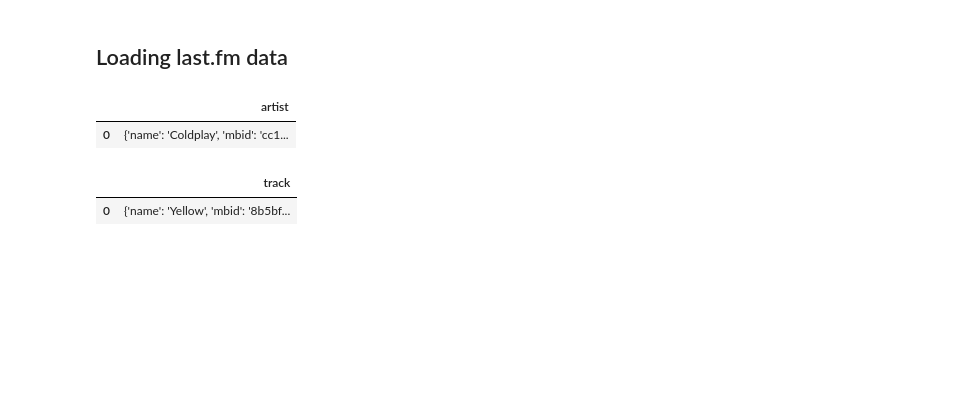
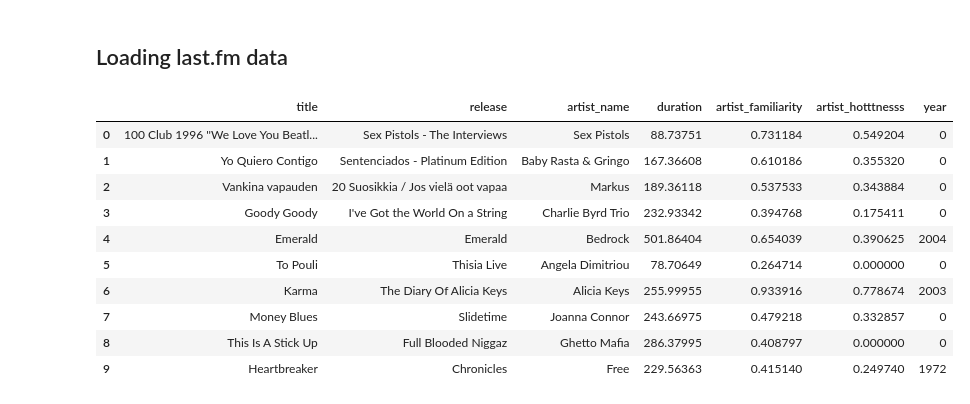
Before and after one commit to Bryan-Az/Neurobytes, a Jupyter notebook: model_training.ipynb, the cells around one changed output. Saved outputs shown, nothing was run; the diff lists cells and outputs as text; code cells hidden in the pictures; blank space fills up the shorter version.

Commit message:
data cleaning process

```diff
--- a/model_training.ipynb
+++ b/model_training.ipynb
@@ -134,25 +132,3 @@ def batch_fetch_data(api_key, items, fetch_function, sleep_time=1):
         results.append(result)
         time.sleep(sleep_time)  # Sleep to handle rate limiting
     return results
-# %%
-# load LASTFM_API_KEY from .env
-load_dotenv()
-api_key = os.getenv('LASTFM_API_KEY')
-
-# Example usage: Get information about an artist and a track
-artist_data = get_artist_info(api_key, 'Coldplay')
-track_data = get_track_info(api_key, 'Coldplay', 'Yellow')
-
-# Convert to DataFrame if needed
-artist_df = pd.DataFrame([artist_data])
-track_df = pd.DataFrame([track_data])
-
-artist_df.head()
-# %% [output]
-|  | artist |
-| 0 | {'name': 'Coldplay', 'mbid': 'cc1... |
-# %%
-track_df.head()
-# %% [output]
-|  | track |
-| 0 | {'name': 'Yellow', 'mbid': '8b5bf... |
@@ -158,0 +167,14 @@ track_df.head()
+# %%
+subset_df
+# %% [output]
+|  | title | release | artist_name | duration | artist_familiarity | artist_hotttnesss | year |
+| 0 | 100 Club 1996 ''We Love You Beatl... | Sex Pistols - The Interviews | Sex Pistols | 88.73751 | 0.731184 | 0.549204 | 0 |
+| 1 | Yo Quiero Contigo | Sentenciados - Platinum Edition | Baby Rasta & Gringo | 167.36608 | 0.610186 | 0.355320 | 0 |
+| 2 | Vankina vapauden | 20 Suosikkia / Jos vielä oot vapaa | Markus | 189.36118 | 0.537533 | 0.343884 | 0 |
+| 3 | Goody Goody | I've Got the World On a String | Charlie Byrd Trio | 232.93342 | 0.394768 | 0.175411 | 0 |
+| 4 | Emerald | Emerald | Bedrock | 501.86404 | 0.654039 | 0.390625 | 2004 |
+| 5 | To Pouli | Thisia Live | Angela Dimitriou | 78.70649 | 0.264714 | 0.000000 | 0 |
+| 6 | Karma | The Diary Of Alicia Keys | Alicia Keys | 255.99955 | 0.933916 | 0.778674 | 2003 |
+| 7 | Money Blues | Slidetime | Joanna Connor | 243.66975 | 0.479218 | 0.332857 | 0 |
+| 8 | This Is A Stick Up | Full Blooded Niggaz | Ghetto Mafia | 286.37995 | 0.408797 | 0.000000 | 0 |
+| 9 | Heartbreaker | Chronicles | Free | 229.56363 | 0.415140 | 0.249740 | 1972 |
```
Also changed, not shown: parts of 7 cells of this notebook.
